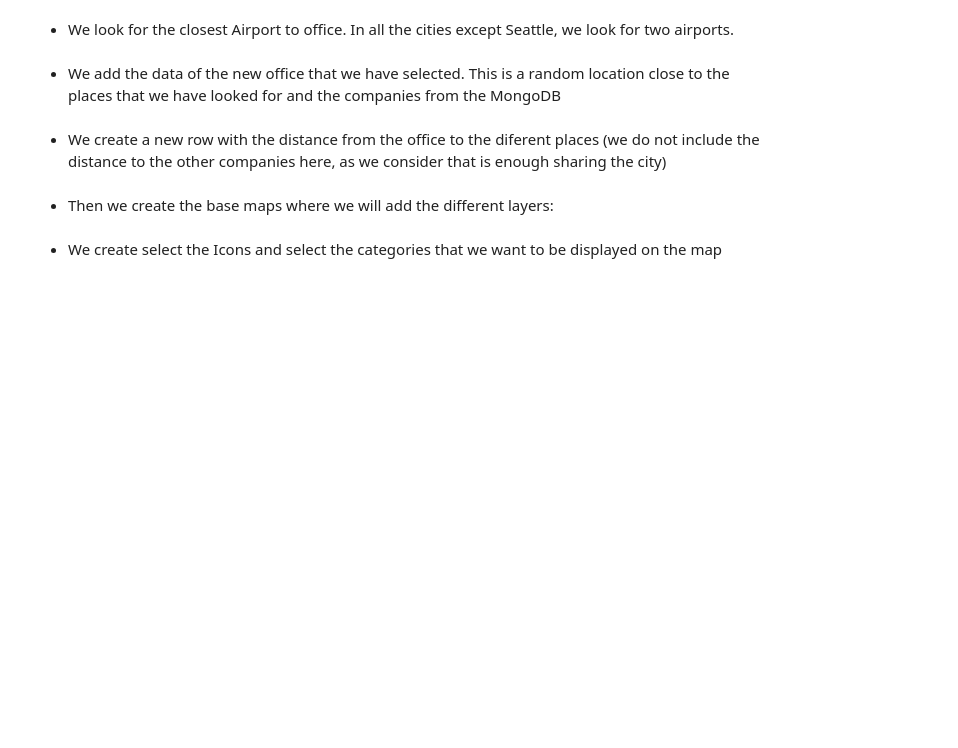
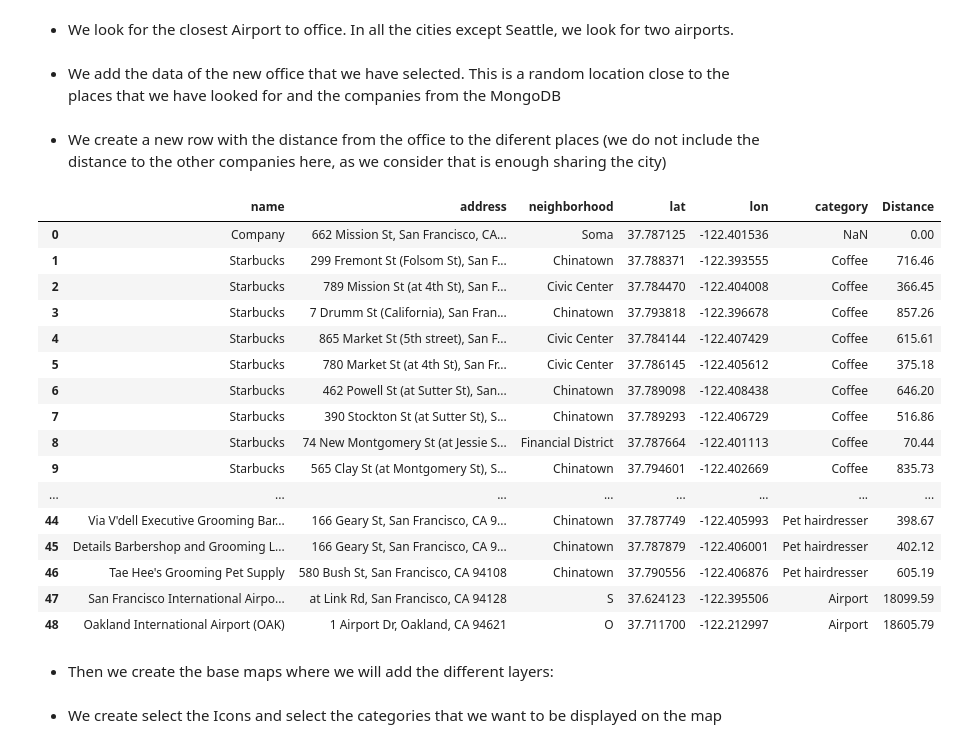
Before and after one commit to GuilleNes/project-III-geospatial-data, a Jupyter notebook: src/Main.ipynb, the cells around one changed output. Saved outputs shown, nothing was run; the diff lists cells and outputs as text; code cells hidden in the pictures; blank space fills up the shorter version.

```diff
--- a/src/Main.ipynb
+++ b/src/Main.ipynb
@@ -260,6 +260,26 @@ df_LO["Distance"] = df_LO.apply(fun.calc_distance_LO, axis = 1).round(2)
 df_CA["Distance"] = df_CA.apply(fun.calc_distance_CA, axis = 1).round(2)
 
 df_CH["Distance"] = df_CH.apply(fun.calc_distance_CH, axis = 1).round(2)
+# %%
+df_SF
+# %% [output]
+|  | name | address | neighborhood | lat | lon | category | Distance |
+| 0 | Company | 662 Mission St, San Francisco, CA... | Soma | 37.787125 | -122.401536 | NaN | 0.00 |
+| 1 | Starbucks | 299 Fremont St (Folsom St), San F... | Chinatown | 37.788371 | -122.393555 | Coffee | 716.46 |
+| 2 | Starbucks | 789 Mission St (at 4th St), San F... | Civic Center | 37.784470 | -122.404008 | Coffee | 366.45 |
+| 3 | Starbucks | 7 Drumm St (California), San Fran... | Chinatown | 37.793818 | -122.396678 | Coffee | 857.26 |
+| 4 | Starbucks | 865 Market St (5th street), San F... | Civic Center | 37.784144 | -122.407429 | Coffee | 615.61 |
+| 5 | Starbucks | 780 Market St (at 4th St), San Fr... | Civic Center | 37.786145 | -122.405612 | Coffee | 375.18 |
+| 6 | Starbucks | 462 Powell St (at Sutter St), San... | Chinatown | 37.789098 | -122.408438 | Coffee | 646.20 |
+| 7 | Starbucks | 390 Stockton St (at Sutter St), S... | Chinatown | 37.789293 | -122.406729 | Coffee | 516.86 |
+| 8 | Starbucks | 74 New Montgomery St (at Jessie S... | Financial District | 37.787664 | -122.401113 | Coffee | 70.44 |
+| 9 | Starbucks | 565 Clay St (at Montgomery St), S... | Chinatown | 37.794601 | -122.402669 | Coffee | 835.73 |
+| ... | ... | ... | ... | ... | ... | ... | ... |
+| 44 | Via V'dell Executive Grooming Bar... | 166 Geary St, San Francisco, CA 9... | Chinatown | 37.787749 | -122.405993 | Pet hairdresser | 398.67 |
+| 45 | Details Barbershop and Grooming L... | 166 Geary St, San Francisco, CA 9... | Chinatown | 37.787879 | -122.406001 | Pet hairdresser | 402.12 |
+| 46 | Tae Hee's Grooming Pet Supply | 580 Bush St, San Francisco, CA 94108 | Chinatown | 37.790556 | -122.406876 | Pet hairdresser | 605.19 |
+| 47 | San Francisco International Airpo... | at Link Rd, San Francisco, CA 94128 | S | 37.624123 | -122.395506 | Airport | 18099.59 |
+| 48 | Oakland International Airport (OAK) | 1 Airport Dr, Oakland, CA 94621 | O | 37.711700 | -122.212997 | Airport | 18605.79 |
 # %% [markdown]
 - Then we create the base maps where we will add the different layers:
 # %%
```
Also changed, not shown: parts of 3 cells of this notebook, 9 other files.
